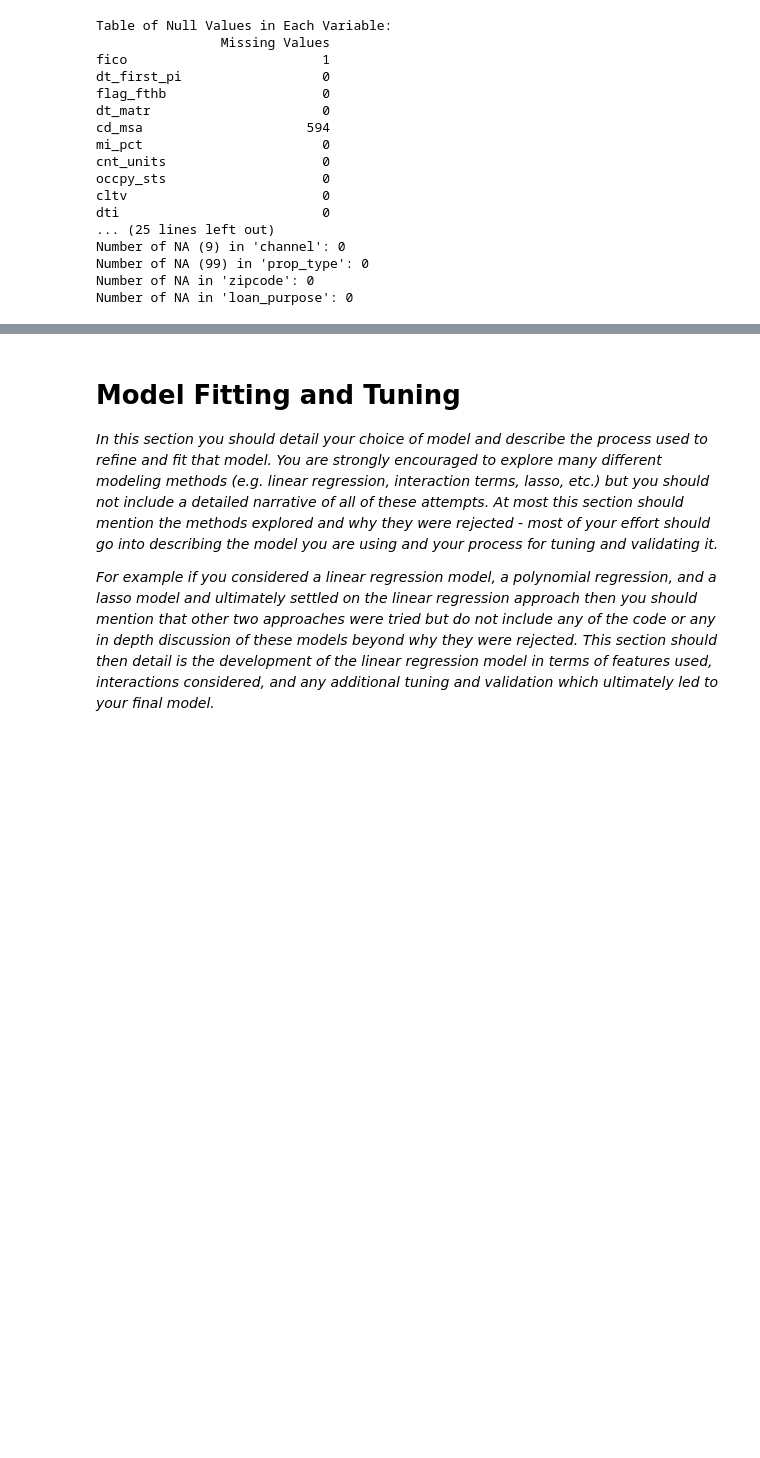
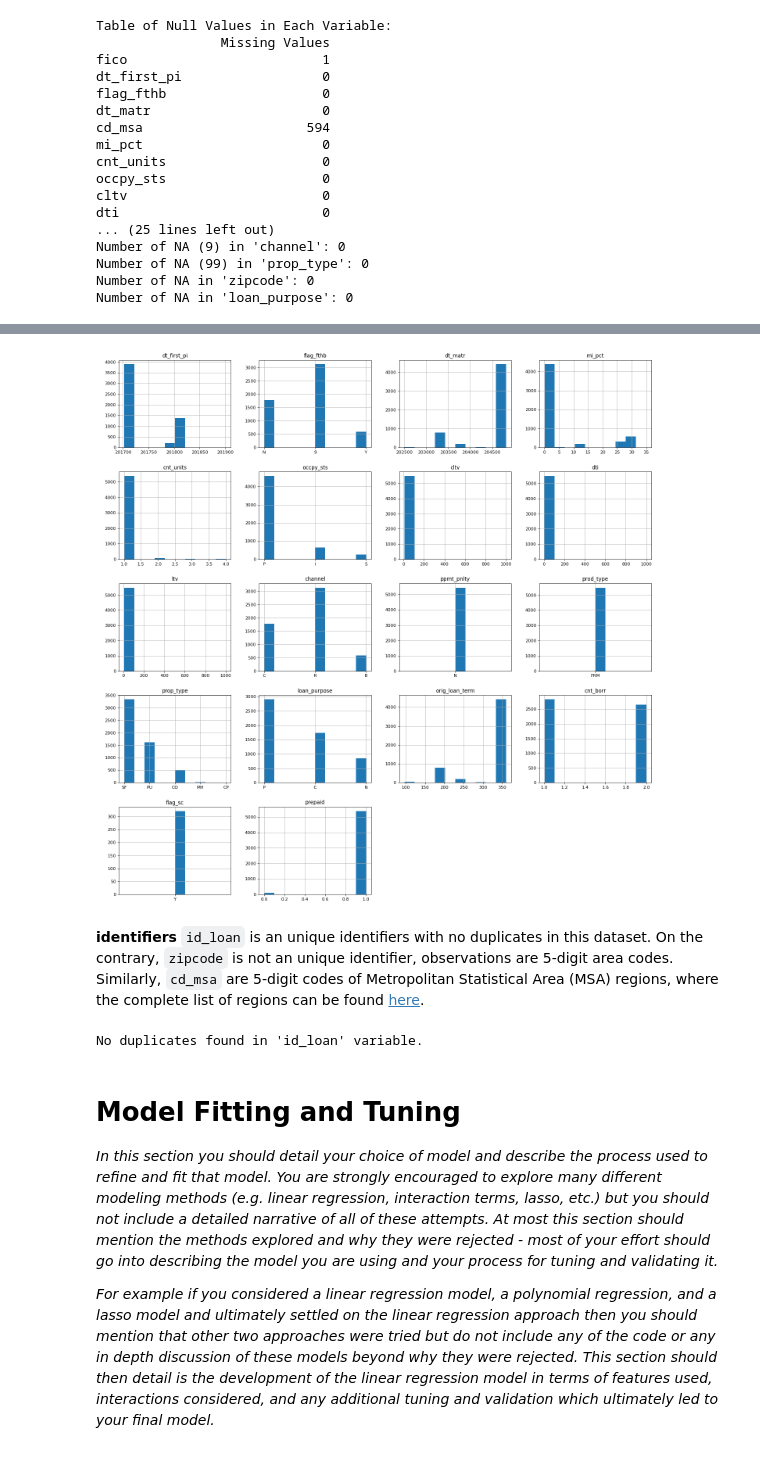
Before and after one commit to abalone88/ml_proj2, a Jupyter notebook: project2_materials/project2.ipynb, the cells around one changed output, grey strips where cells are left out. Drawn from its saved outputs; the diff is of its cells as text; code cells hidden in the pictures; blank space fills up the shorter version.

```diff
--- a/project2_materials/project2.ipynb
+++ b/project2_materials/project2.ipynb
@@ -153,3 +140,43 @@ X_train, X_test, y_train, y_test = train_test_split(X, y, test_size=0.1, random_
+# %%
+# Identifiers variables are: 'id_loan','cd_msa','zipcode'
+# Long catgotical variables are: 'st', 'servicer_name', 'seller_name'
+# Numerical variables are: 'fico', 'orig_upb', 'int_rt'
+exclude_var = ['id_loan','cd_msa','zipcode','st', 'servicer_name', 'seller_name','fico', 'orig_upb', 'int_rt']
+
+columns_to_plot = [col for col in X_train.columns if col not in exclude_var]
+
+fig, axes = plt.subplots(nrows=5, ncols=4, figsize=(18, 18))
+axes = axes.flatten()
+fig.patch.set_facecolor('white')
+
+for i, column in enumerate(columns_to_plot):
+    X_train[column].hist(ax=axes[i])
+    axes[i].set_title(f'{column}')
+    axes[i].set_xlabel(' ')
+    axes[i].set_ylabel(' ')
+
+for j in range(len(columns_to_plot), len(axes)):
+    axes[j].axis('off')
+
+plt.tight_layout()
+plt.show()
+# %% [output]
+[figure, added]
+# %% [markdown]
+**identifiers** `id_loan` is an unique identifiers with no duplicates in this dataset. On the contrary, `zipcode` is not an unique identifier, observations are 5-digit area codes. Similarly, `cd_msa` are 5-digit codes of Metropolitan Statistical Area (MSA) regions, where the complete list of regions can be found [here](https://www2.census.gov/programs-surveys/cps/methodology/Geographic%20Coding%20-%20Metro%20Areas%20(since%20August%202005).pdf).
+# %%
+# Check for duplicates in 'id_loan' variable
+duplicates = d[d.duplicated(subset=['id_loan'], keep=False)]
+
+if not duplicates.empty:
+    print("Duplicates found in 'id_loan' variable:")
+    print(duplicates)
+else:
+    print("No duplicates found in 'id_loan' variable.")
+
+d['zipcode_str'] = d['zipcode'].astype(str)
+# %% [output]
+No duplicates found in 'id_loan' variable.
 # %% [markdown]
 # Model Fitting and Tuning
 
```
Also changed, not shown: parts of 3 cells of this notebook.
